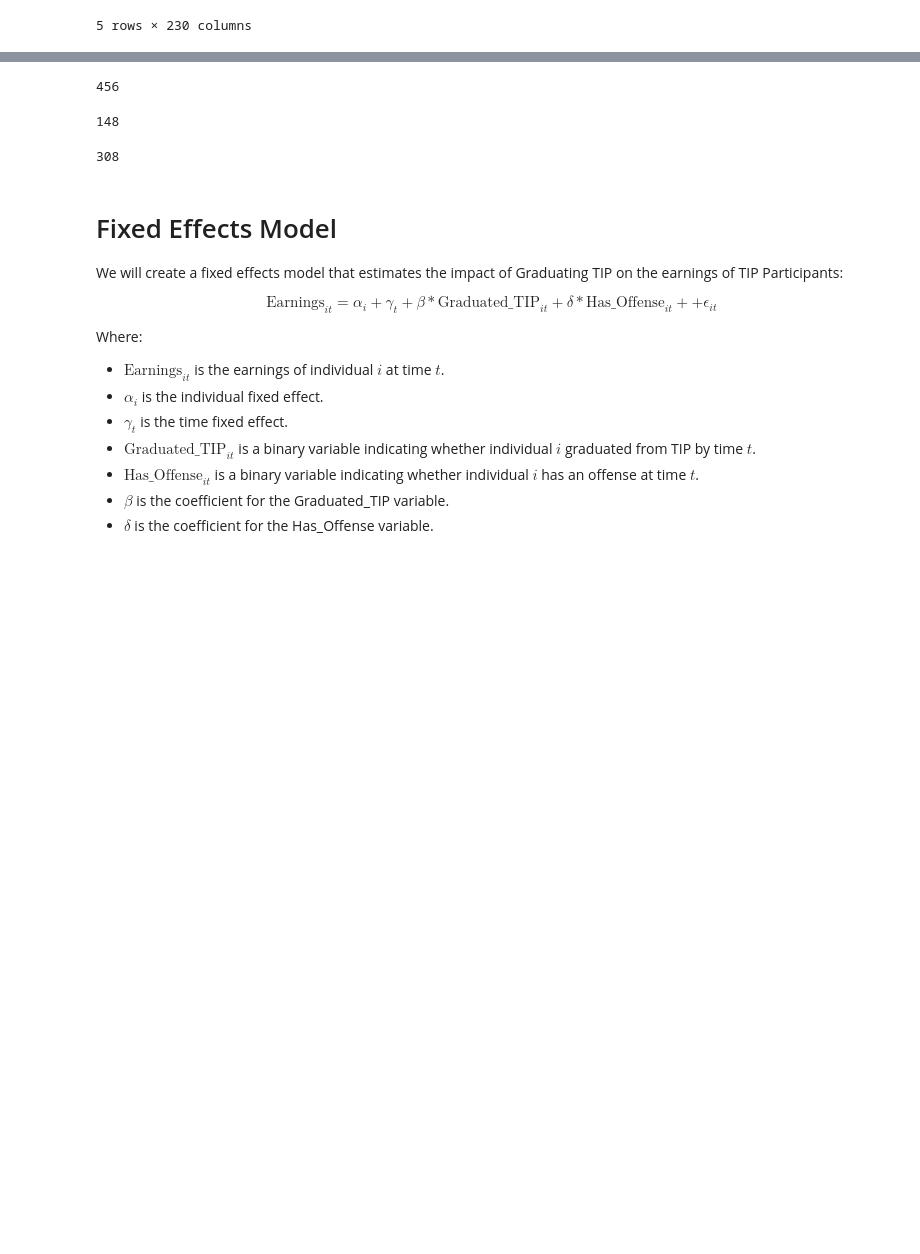
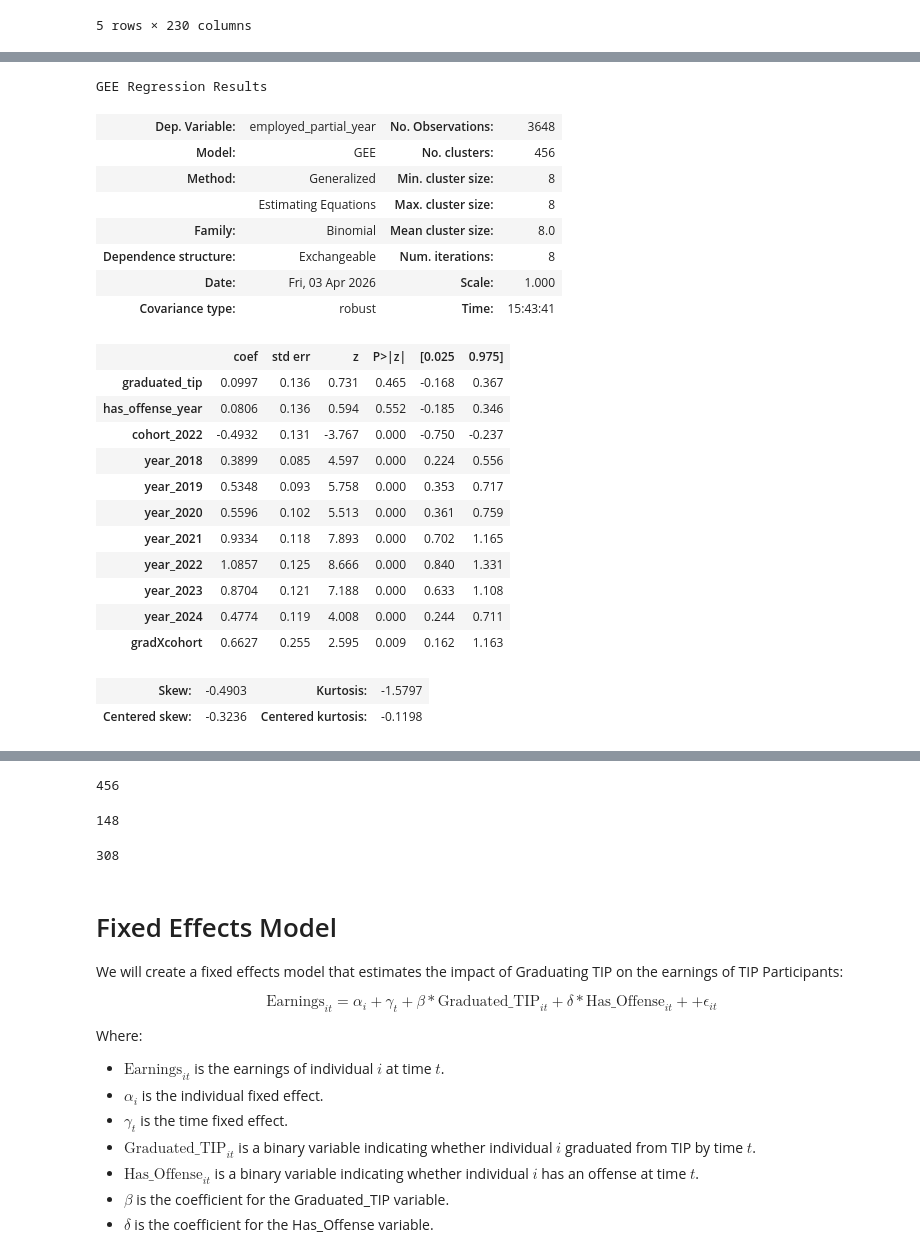
Before and after one commit to Nikki-Lemon/TIP2026, a Jupyter notebook: Matching/Grad_NonGrad_Matching_with_Agegroup_Analysis.ipynb, the cells around one changed output, grey strips where cells are left out. Saved outputs shown, nothing was run; the diff lists cells and outputs as text; code cells hidden in the pictures; blank space fills up the shorter version.

```diff
--- a/Matching/Grad_NonGrad_Matching_with_Agegroup_Analysis.ipynb
+++ b/Matching/Grad_NonGrad_Matching_with_Agegroup_Analysis.ipynb
@@ -1507,17 +1519,24 @@ def graduated_tip(tip_id, year):
         return 0
 
 def employed_full_year(tip_id, year):
-    earnings = tip_earnings[(tip_earnings['tip_id'] == tip_id) & (tip_earnings['year'] == year)]
+    # Filter for the specific person and year, AND ensure earnings are greater than 0
+    earnings = tip_earnings[
+        (tip_earnings['tip_id'] == tip_id) &
+        (tip_earnings['year'] == year) &
+        (tip_earnings['adjusted_earnings'] > 0)
+    ]
+
     if len(earnings) == 0:
         return 0
+
+    # Check if there are 4 distinct quarters with positive earnings
+    if earnings['year_quarter_dt'].nunique() == 4:
+        return 1
     else:
-        if earnings['year_quarter_dt'].nunique() == 4:
-            return 1
-        else:
-            return 0
+        return 0
 
 def employed_partial_year(tip_id, year):
-    earnings = tip_earnings[(tip_earnings['tip_id'] == tip_id) & (tip_earnings['year'] == year)]
+    earnings = tip_earnings[(tip_earnings['tip_id'] == tip_id) & (tip_earnings['year'] == year) & (tip_earnings['adjusted_earnings'] > 0)]
     if len(earnings) == 0:
         return 0
     else:
@@ -1594,0 +1654,23 @@ panel_df.head()
+# %%
+gee_data = panel_df[['tip_id', 'year', 'race', 'gender', 'StartDate', 'census_tract', 'cohort_2022', 'graduated_tip', 'has_offense_year', 'employed_partial_year']].copy()
+
+gee_data = pd.get_dummies(gee_data, columns=['year'], drop_first=True)
+
+y = gee_data['employed_partial_year']
+year_dummies = [col for col in gee_data.columns if 'year_' in col]
+X = gee_data[['graduated_tip', 'has_offense_year', 'cohort_2022'] + year_dummies]
+X[year_dummies] = X[year_dummies].astype(int)
+X['gradXcohort'] = X['graduated_tip'] * X['cohort_2022']
+
+groups = gee_data['tip_id']
+cov_struct = Exchangeable()
+
+model_gee = GEE(
+    endog=y,
+    exog=X,
+    groups=groups,
+    cov_struct=cov_struct,
+    family=Binomial()
+)
+
+results_gee = model_gee.fit()
@@ -1594,0 +1704,26 @@ panel_df.head()
+# %%
+results_gee.summary()
+# %% [output]
+GEE Regression Results
+| Dep. Variable: | employed_partial_year | No. Observations: | 3648 |
+| Model: | GEE | No. clusters: | 456 |
+| Method: | Generalized | Min. cluster size: | 8 |
+|  | Estimating Equations | Max. cluster size: | 8 |
+| Family: | Binomial | Mean cluster size: | 8.0 |
+| Dependence structure: | Exchangeable | Num. iterations: | 8 |
+| Date: | Fri, 03 Apr 2026 | Scale: | 1.000 |
+| Covariance type: | robust | Time: | 15:43:41 |
+|  | coef | std err | z | P>|z| | [0.025 | 0.975] |
+| graduated_tip | 0.0997 | 0.136 | 0.731 | 0.465 | -0.168 | 0.367 |
+| has_offense_year | 0.0806 | 0.136 | 0.594 | 0.552 | -0.185 | 0.346 |
+| cohort_2022 | -0.4932 | 0.131 | -3.767 | 0.000 | -0.750 | -0.237 |
+| year_2018 | 0.3899 | 0.085 | 4.597 | 0.000 | 0.224 | 0.556 |
+| year_2019 | 0.5348 | 0.093 | 5.758 | 0.000 | 0.353 | 0.717 |
+| year_2020 | 0.5596 | 0.102 | 5.513 | 0.000 | 0.361 | 0.759 |
+| year_2021 | 0.9334 | 0.118 | 7.893 | 0.000 | 0.702 | 1.165 |
+| year_2022 | 1.0857 | 0.125 | 8.666 | 0.000 | 0.840 | 1.331 |
+| year_2023 | 0.8704 | 0.121 | 7.188 | 0.000 | 0.633 | 1.108 |
+| year_2024 | 0.4774 | 0.119 | 4.008 | 0.000 | 0.244 | 0.711 |
+| gradXcohort | 0.6627 | 0.255 | 2.595 | 0.009 | 0.162 | 1.163 |
+| Skew: | -0.4903 | Kurtosis: | -1.5797 |
+| Centered skew: | -0.3236 | Centered kurtosis: | -0.1198 |
```
Also changed, not shown: parts of 8 cells of this notebook.
